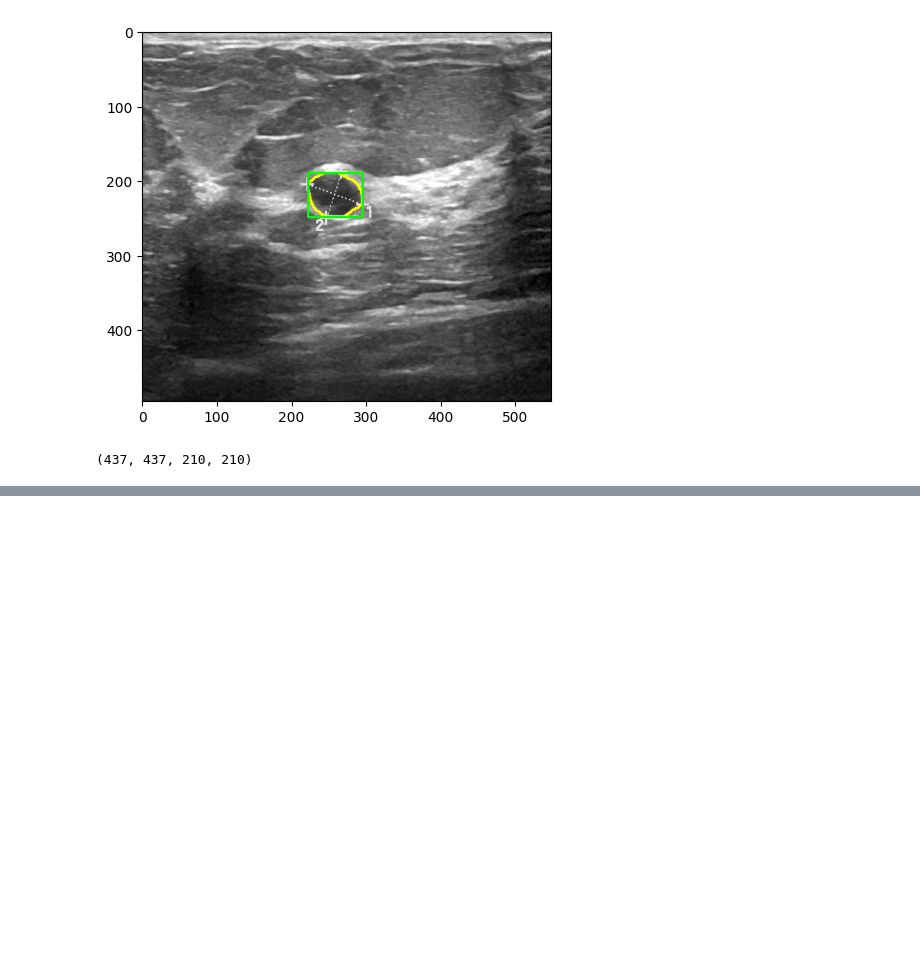
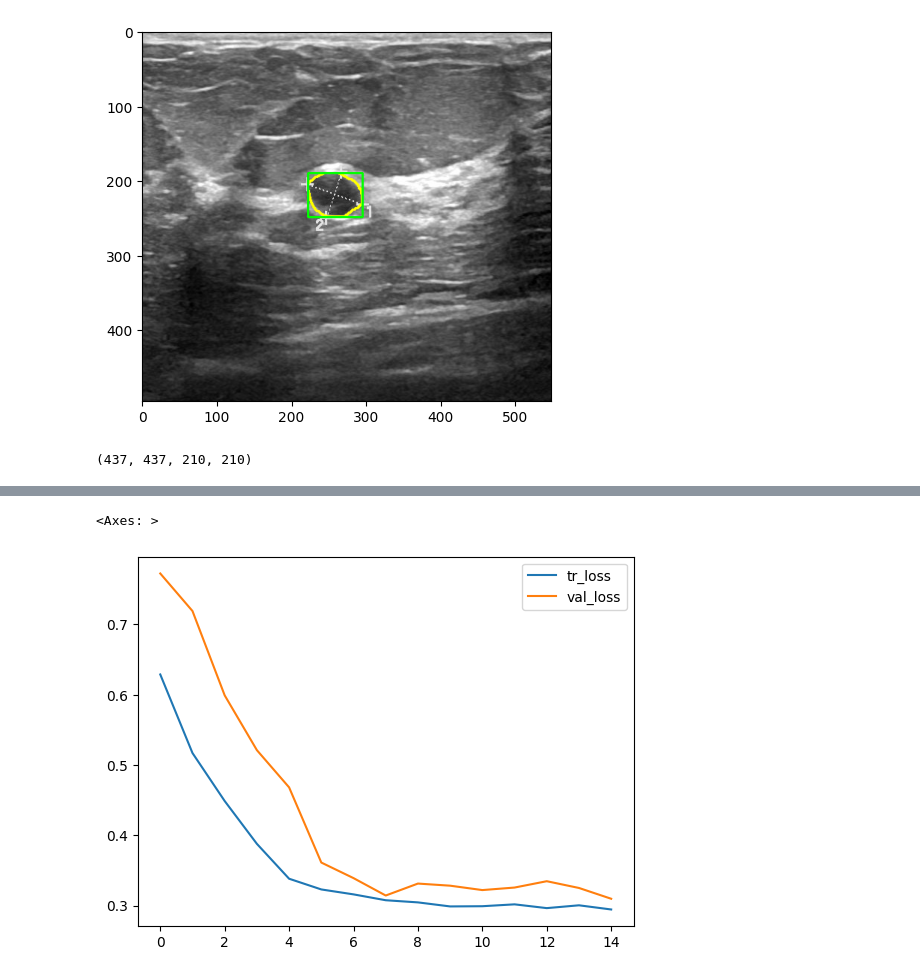
Before and after one commit to nawroz-m/ML_learning, a Jupyter notebook: BUSI.ipynb, the cells around one changed output, grey strips where cells are left out. Drawn from its saved outputs; the diff is of its cells as text; code cells hidden in the pictures; blank space fills up the shorter version.

Commit message:
add: training model

```diff
--- a/BUSI.ipynb
+++ b/BUSI.ipynb
@@ -293,9 +322,9 @@ malignant_dataset = Dataset(malignant, malignant_mask, 'malignant', 'malignant_m
 # %%
 # splitting the Benign to training and testing
-train_size = int(0.7 * len(benign_dataset))
-valid_size = int(0.2 * len(benign_dataset))
-test_size = len(benign_dataset)-train_size-valid_size
-ben_train_dataset, ben_valid_dataset, ben_test_dataset = torch.utils.data.random_split(benign_dataset, [train_size, valid_size, test_size])
+train_size = int(0.7 * len(cached_dataset)) # 70%
+valid_size = int(0.2 * len(cached_dataset)) # 20%
+test_size = len(cached_dataset)-train_size-valid_size # 10%
+ben_train_dataset, ben_valid_dataset, ben_test_dataset = torch.utils.data.random_split(cached_dataset, [train_size, valid_size, test_size])
 # %%
 # add data loader
 ben_train_loader = torch.utils.data.DataLoader(dataset=ben_train_dataset, batch_size=32, num_workers=2, shuffle=True, drop_last=True)
@@ -376,0 +390,4 @@ tensor([[ 0.0100, -0.0977,  0.0713, -0.1207]], grad_fn=<AddmmBackward0>)
+# %%
+# define the compiler
+optimizer = torch.optim.Adam(params=net.parameters(), lr=0.0005)
+loss_fun = nn.L1Loss() # Mean Absolute Error
@@ -376,0 +422,24 @@ tensor([[ 0.0100, -0.0977,  0.0713, -0.1207]], grad_fn=<AddmmBackward0>)
+# %%
+# Validate the model
+def val_model(data_loader, loss_fun):
+  val_loss = 0
+  net.eval()
+  with torch.no_grad(): # disable the grade calculation
+    for data in data_loader:
+      X, y = data
+      X, y = X.to(device), y.to(device)/img_size
+      output = net(X)
+
+      loss = loss_fun(output, y)
+      val_loss += loss.item()
+  return val_loss/len(data_loader)
+# %%
+epoch = 15
+history = {'tr_loss': [], 'val_loss': []}
+for i in range(epoch):
+  print(f"Epoch {i}: ")
+  tr_loss = train(ben_train_loader, loss_fun, optimizer)
+  history['tr_loss'].append(tr_loss)
+  val_loss = val_model(ben_valid_loader, loss_fun)
+  print(f'val loss: {val_loss:>2f}')
+  history['val_loss'].append(val_loss)
@@ -376,0 +464,6 @@ tensor([[ 0.0100, -0.0977,  0.0713, -0.1207]], grad_fn=<AddmmBackward0>)
+# %%
+import pandas as pd
+pd.DataFrame(history).plot()
+# %% [output]
+<Axes: >
+[figure, added]
```
Also changed, not shown: parts of 21 cells of this notebook.
